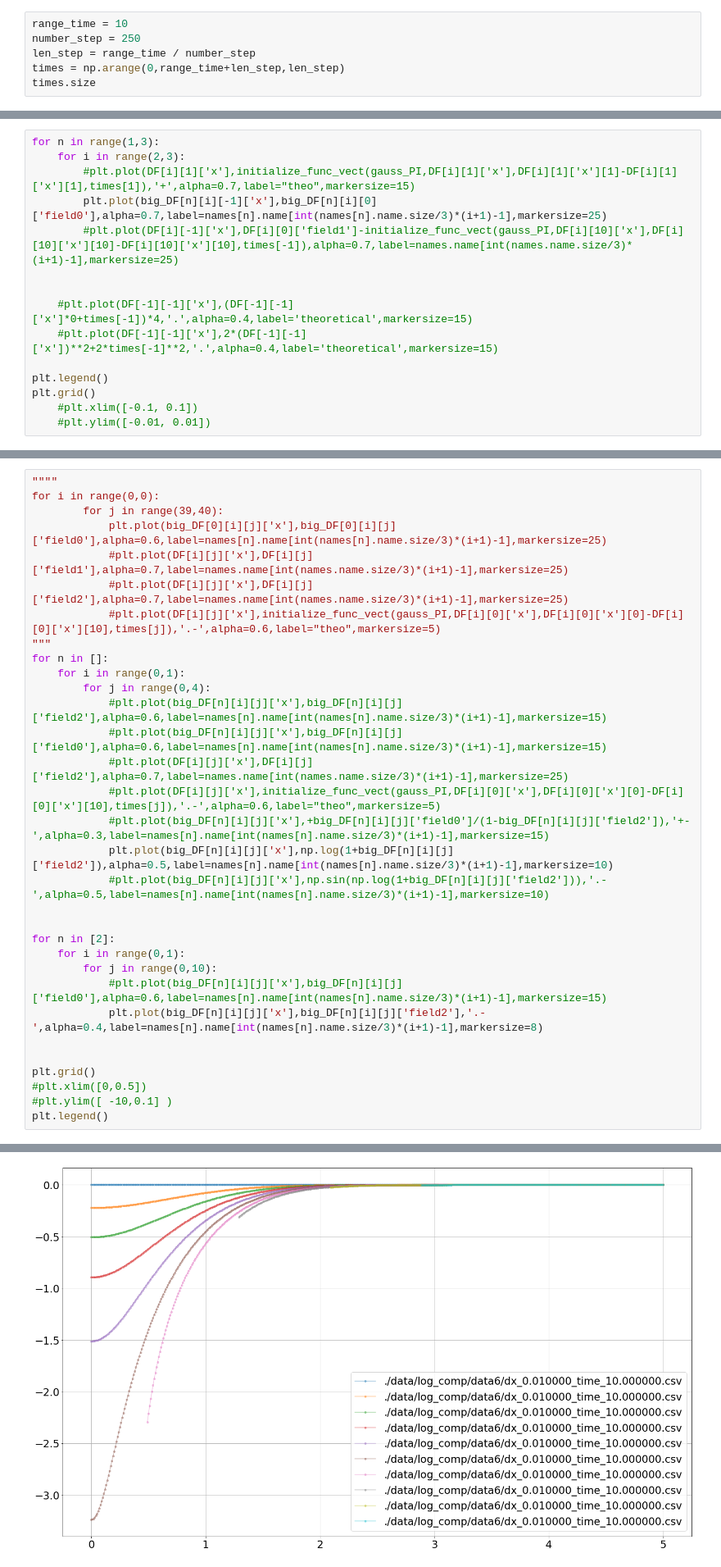
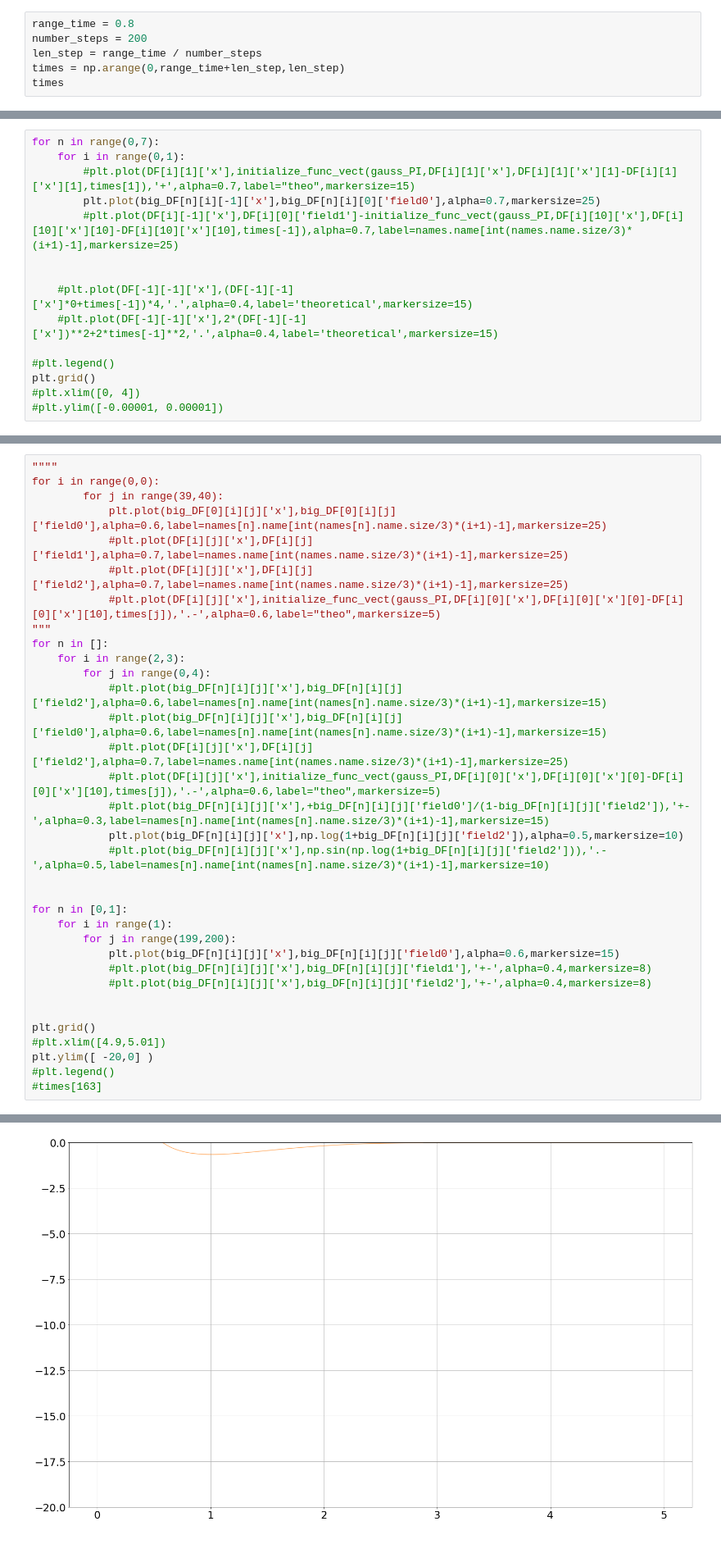
Before and after one commit to giulio-taiocchi/Master_thesis, a Jupyter notebook: Analysis_notebook.ipynb, the cells around one changed output, grey strips where cells are left out. Shown at 82% size. Saved outputs shown, nothing was run; the diff lists cells and outputs as text.

```diff
--- a/Analysis_notebook.ipynb
+++ b/Analysis_notebook.ipynb
@@ -108,7 +101,7 @@ print(names)
 # %%
-range_time = 10
-number_step = 250
-len_step = range_time / number_step
+range_time = 0.8
+number_steps = 200
+len_step = range_time / number_steps
 times = np.arange(0,range_time+len_step,len_step)
-times.size
+times
 # %% [output]
@@ -168,16 +220,16 @@ data7 added
 # %%
-for n in range(1,3):
-    for i in range(2,3):
+for n in range(0,7):
+    for i in range(0,1):
         #plt.plot(DF[i][1]['x'],initialize_func_vect(gauss_PI,DF[i][1]['x'],DF[i][1]['x'][1]-DF[i][1]['x'][1],times[1]),'+',alpha=0.7,label="theo",markersize=15)
-        plt.plot(big_DF[n][i][-1]['x'],big_DF[n][i][0]['field0'],alpha=0.7,label=names[n].name[int(names[n].name.size/3)*(i+1)-1],markersize=25)
+        plt.plot(big_DF[n][i][-1]['x'],big_DF[n][i][0]['field0'],alpha=0.7,markersize=25)
         #plt.plot(DF[i][-1]['x'],DF[i][0]['field1']-initialize_func_vect(gauss_PI,DF[i][10]['x'],DF[i][10]['x'][10]-DF[i][10]['x'][10],times[-1]),alpha=0.7,label=names.name[int(names.name.size/3)*(i+1)-1],markersize=25)
 
 
     #plt.plot(DF[-1][-1]['x'],(DF[-1][-1]['x']*0+times[-1])*4,'.',alpha=0.4,label='theoretical',markersize=15)
     #plt.plot(DF[-1][-1]['x'],2*(DF[-1][-1]['x'])**2+2*times[-1]**2,'.',alpha=0.4,label='theoretical',markersize=15)
 
-plt.legend()
+#plt.legend()
 plt.grid()
-    #plt.xlim([-0.1, 0.1])
-    #plt.ylim([-0.01, 0.01])
+#plt.xlim([0, 4])
+#plt.ylim([-0.00001, 0.00001])
 # %% [output]
@@ -192,26 +244,28 @@ for i in range(0,0):
             #plt.plot(DF[i][j]['x'],initialize_func_vect(gauss_PI,DF[i][0]['x'],DF[i][0]['x'][0]-DF[i][0]['x'][10],times[j]),'.-',alpha=0.6,label="theo",markersize=5)
 """
 for n in []:
-    for i in range(0,1):
+    for i in range(2,3):
         for j in range(0,4):
             #plt.plot(big_DF[n][i][j]['x'],big_DF[n][i][j]['field2'],alpha=0.6,label=names[n].name[int(names[n].name.size/3)*(i+1)-1],markersize=15)
             #plt.plot(big_DF[n][i][j]['x'],big_DF[n][i][j]['field0'],alpha=0.6,label=names[n].name[int(names[n].name.size/3)*(i+1)-1],markersize=15)
             #plt.plot(DF[i][j]['x'],DF[i][j]['field2'],alpha=0.7,label=names.name[int(names.name.size/3)*(i+1)-1],markersize=25)
             #plt.plot(DF[i][j]['x'],initialize_func_vect(gauss_PI,DF[i][0]['x'],DF[i][0]['x'][0]-DF[i][0]['x'][10],times[j]),'.-',alpha=0.6,label="theo",markersize=5)
             #plt.plot(big_DF[n][i][j]['x'],+big_DF[n][i][j]['field0']/(1-big_DF[n][i][j]['field2']),'+-',alpha=0.3,label=names[n].name[int(names[n].name.size/3)*(i+1)-1],markersize=15)
-            plt.plot(big_DF[n][i][j]['x'],np.log(1+big_DF[n][i][j]['field2']),alpha=0.5,label=names[n].name[int(names[n].name.size/3)*(i+1)-1],markersize=10)
+            plt.plot(big_DF[n][i][j]['x'],np.log(1+big_DF[n][i][j]['field2']),alpha=0.5,markersize=10)
             #plt.plot(big_DF[n][i][j]['x'],np.sin(np.log(1+big_DF[n][i][j]['field2'])),'.-',alpha=0.5,label=names[n].name[int(names[n].name.size/3)*(i+1)-1],markersize=10)
 
 
-for n in [2]:
-    for i in range(0,1):
-        for j in range(0,10):
-            #plt.plot(big_DF[n][i][j]['x'],big_DF[n][i][j]['field0'],alpha=0.6,label=names[n].name[int(names[n].name.size/3)*(i+1)-1],markersize=15)
-            plt.plot(big_DF[n][i][j]['x'],big_DF[n][i][j]['field2'],'.-',alpha=0.4,label=names[n].name[int(names[n].name.size/3)*(i+1)-1],markersize=8)
+for n in [0,1]:
+    for i in range(1):
+        for j in range(199,200):
+            plt.plot(big_DF[n][i][j]['x'],big_DF[n][i][j]['field0'],alpha=0.6,markersize=15)
+            #plt.plot(big_DF[n][i][j]['x'],big_DF[n][i][j]['field1'],'+-',alpha=0.4,markersize=8)
+            #plt.plot(big_DF[n][i][j]['x'],big_DF[n][i][j]['field2'],'+-',alpha=0.4,markersize=8)
 
 
 plt.grid()
-#plt.xlim([0,0.5])
-#plt.ylim([ -10,0.1] )
-plt.legend()
+#plt.xlim([4.9,5.01])
+plt.ylim([ -20,0] )
+#plt.legend()
+#times[163]
 # %% [output]
@@ -219,4 +273,4 @@ plt.legend()
-[figure, old version]
+[figure, new version]
 # %%
 # conv_test_vect = []
 for i,t in enumerate(times):
```
Also changed, not shown: parts of 11 cells of this notebook, 2 other files.
